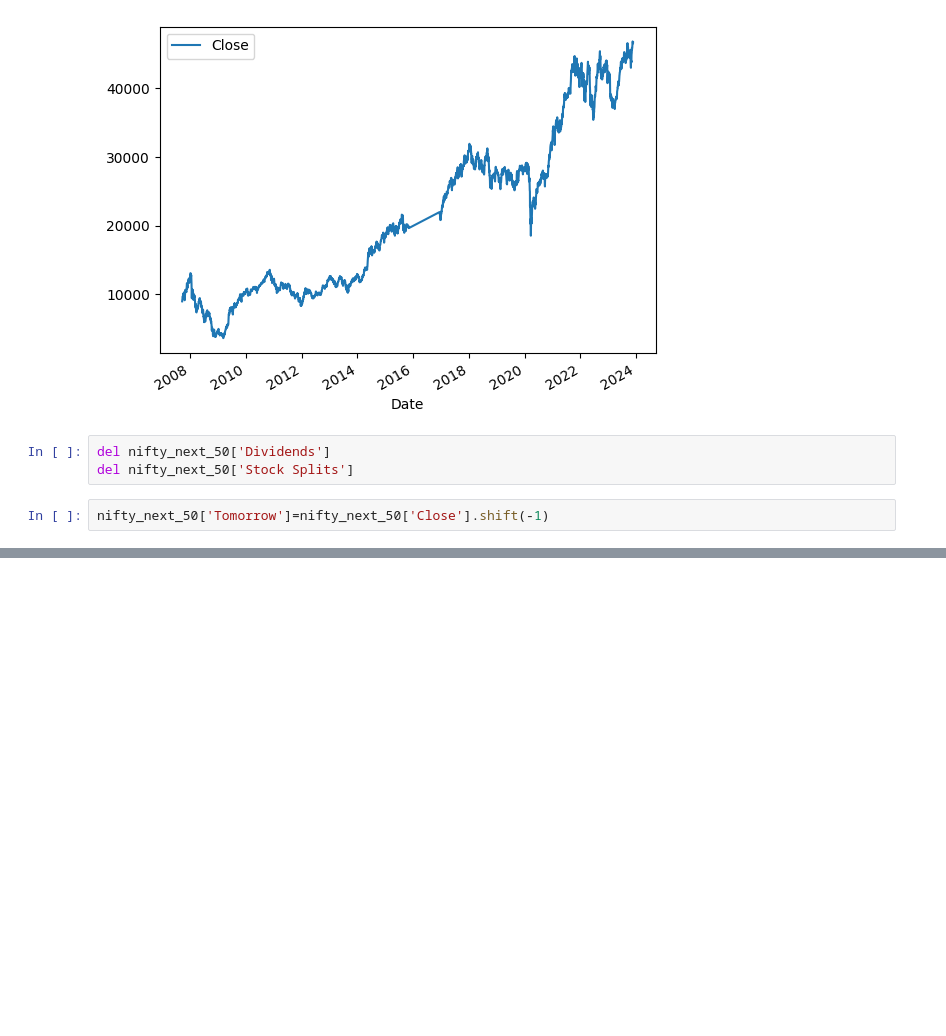
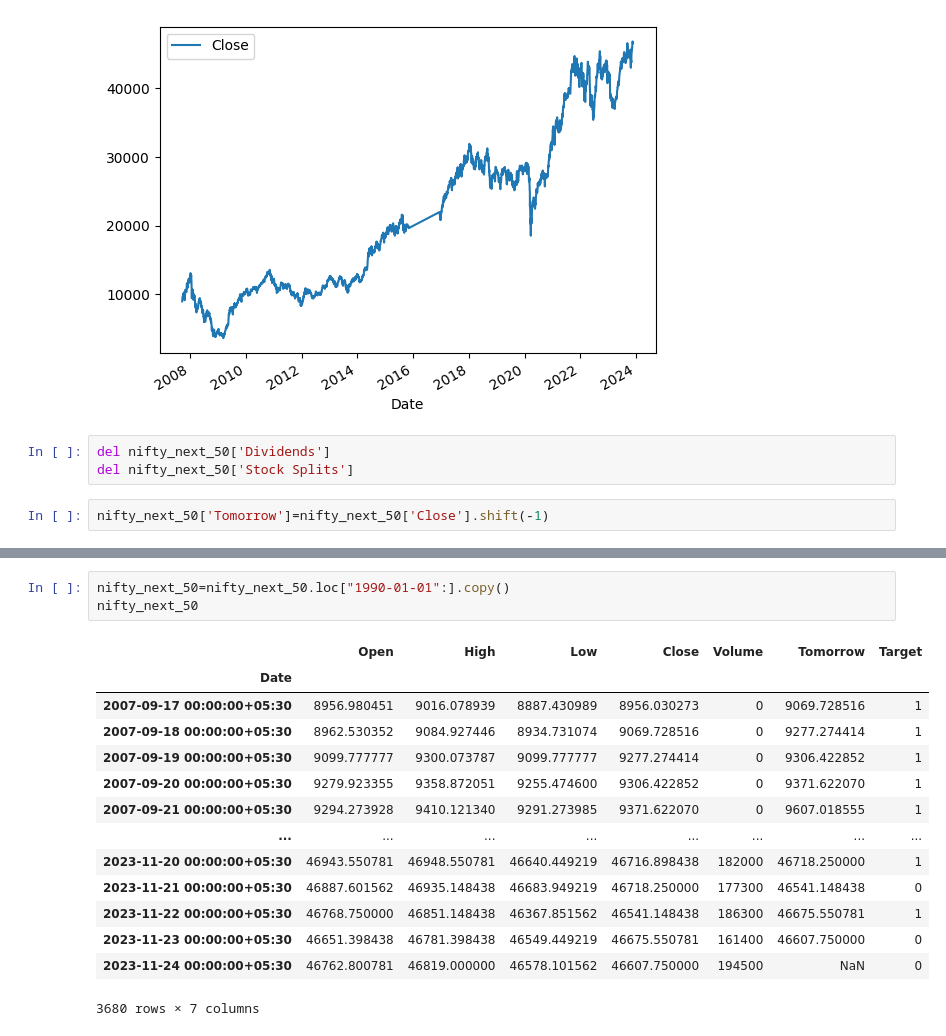
Before and after one commit to rakeshprasanna/stockindex_price_prediction, a Jupyter notebook: stockMarketPrediction.ipynb, the cells around one changed output, grey strips where cells are left out. Drawn from its saved outputs; the diff is of its cells as text; blank space fills up the shorter version.

```diff
--- a/stockMarketPrediction.ipynb
+++ b/stockMarketPrediction.ipynb
@@ -72,0 +86,18 @@ KeyError: ignored
+# %%
+nifty_next_50=nifty_next_50.loc["1990-01-01":].copy()
+nifty_next_50
+# %% [output]
+|  | Open | High | Low | Close | Volume | Tomorrow | Target |
+| Date |  |  |  |  |  |  |  |
+| 2007-09-17 00:00:00+05:30 | 8956.980451 | 9016.078939 | 8887.430989 | 8956.030273 | 0 | 9069.728516 | 1 |
+| 2007-09-18 00:00:00+05:30 | 8962.530352 | 9084.927446 | 8934.731074 | 9069.728516 | 0 | 9277.274414 | 1 |
+| 2007-09-19 00:00:00+05:30 | 9099.777777 | 9300.073787 | 9099.777777 | 9277.274414 | 0 | 9306.422852 | 1 |
+| 2007-09-20 00:00:00+05:30 | 9279.923355 | 9358.872051 | 9255.474600 | 9306.422852 | 0 | 9371.622070 | 1 |
+| 2007-09-21 00:00:00+05:30 | 9294.273928 | 9410.121340 | 9291.273985 | 9371.622070 | 0 | 9607.018555 | 1 |
+| ... | ... | ... | ... | ... | ... | ... | ... |
+| 2023-11-20 00:00:00+05:30 | 46943.550781 | 46948.550781 | 46640.449219 | 46716.898438 | 182000 | 46718.250000 | 1 |
+| 2023-11-21 00:00:00+05:30 | 46887.601562 | 46935.148438 | 46683.949219 | 46718.250000 | 177300 | 46541.148438 | 0 |
+| 2023-11-22 00:00:00+05:30 | 46768.750000 | 46851.148438 | 46367.851562 | 46541.148438 | 186300 | 46675.550781 | 1 |
+| 2023-11-23 00:00:00+05:30 | 46651.398438 | 46781.398438 | 46549.449219 | 46675.550781 | 161400 | 46607.750000 | 0 |
+| 2023-11-24 00:00:00+05:30 | 46762.800781 | 46819.000000 | 46578.101562 | 46607.750000 | 194500 | NaN | 0 |
+3680 rows × 7 columns
```
Also changed, not shown: parts of 22 cells of this notebook.
